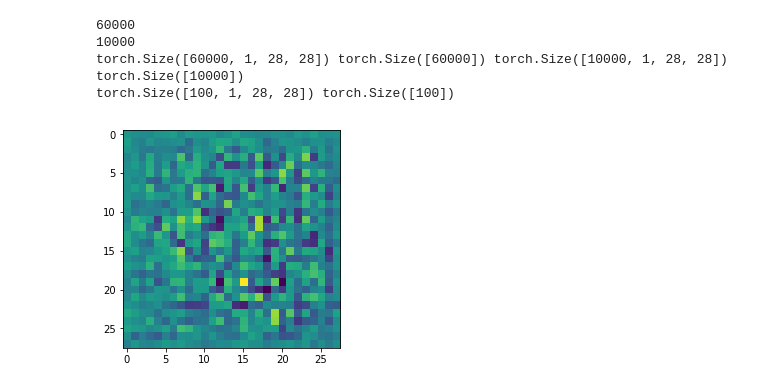
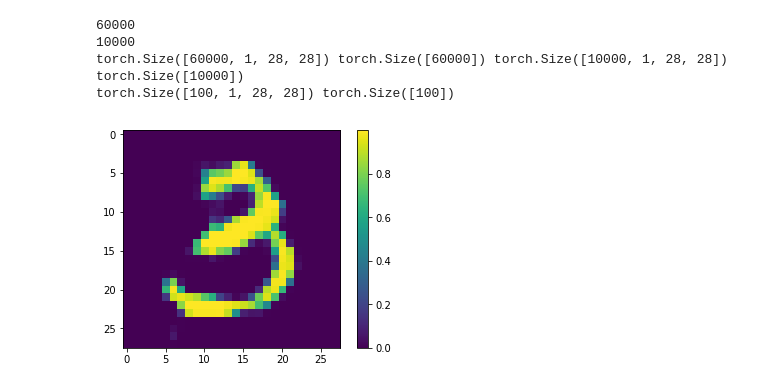
Before and after one commit to anihamde/cs287-s18, a Jupyter notebook: HW4/gan_viz.ipynb, the cells around one changed output. Cells and saved outputs as stored; diff of their text form; code cells hidden in the pictures.

```diff
--- a/HW4/gan_viz.ipynb
+++ b/HW4/gan_viz.ipynb
@@ -16,7 +16,7 @@ import matplotlib.pyplot as plt
 import matplotlib.cm as cm
 %matplotlib inline
 # %%
-LATENT_DIM = 32
+LATENT_DIM = 2
 BATCH_SIZE = 100
 # %%
 train_dataset = datasets.MNIST(root='./data/',
@@ -60,9 +60,9 @@ print(img.size(),label.size())
 torch.Size([60000, 1, 28, 28]) torch.Size([60000]) torch.Size([10000, 1, 28, 28]) torch.Size([10000])
 torch.Size([100, 1, 28, 28]) torch.Size([100])
 # %%
-from gan_models import Generator, Discriminator
-G = Generator()
-D = Discriminator()
+from gan_models import *
+G = Generator2(latent_dim=LATENT_DIM)
+D = Discriminator2()
 G.cuda()
 D.cuda()
 G.load_state_dict(torch.load('../HW4/stupidg.pkl'))
@@ -70,15 +70,16 @@ D.load_state_dict(torch.load('../HW4/stupidd.pkl'))
 # %%
 # viz 1: generate a digit
 seed_distribution = Normal(V(torch.zeros(1,LATENT_DIM)).cuda(),
                         V(torch.ones(1,LATENT_DIM)).cuda())
 def graph_gan():
     seed = seed_distribution.sample()
     x = G(seed) # 1,28,28
     plt.imshow(x.squeeze().cpu().data.numpy())
+    plt.colorbar()
 
 graph_gan()
 # %% [output]
-[figure, old version]
+[figure, new version]
 # %%
 # viz 2
 z1 = seed_distribution.sample()
```
Also changed, not shown: parts of 2 cells of this notebook, 41 other files.
